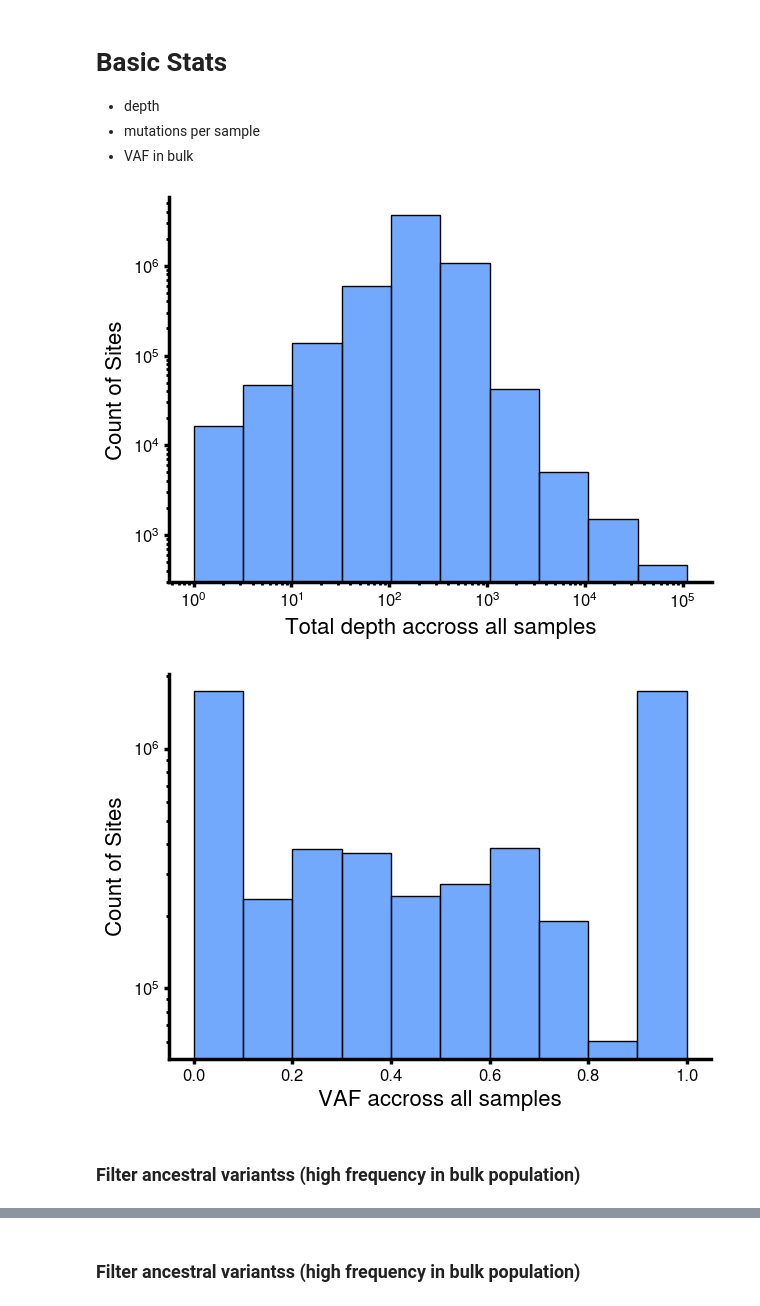
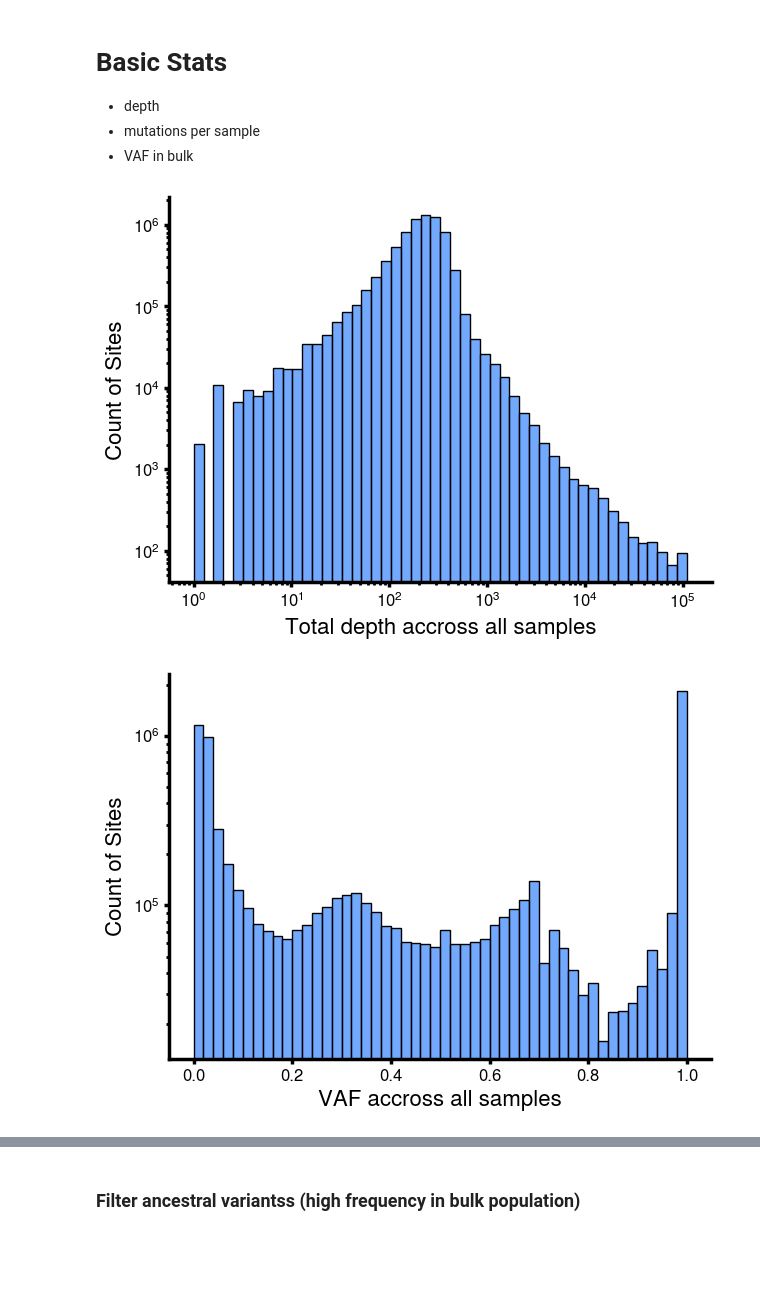
Before and after one commit to SrivatsanLab/SPC_genome, a Jupyter notebook: notebooks/K562_mut_accumulation.ipynb, the cells around one changed output, grey strips where cells are left out. Saved outputs shown, nothing was run; the diff lists cells and outputs as text; code cells hidden in the pictures; blank space fills up the shorter version.

```diff
--- a/notebooks/K562_mut_accumulation.ipynb
+++ b/notebooks/K562_mut_accumulation.ipynb
@@ -398,19 +398,19 @@ adata.var['tot_depth_bulk'] = np.ravel(adata.layers['DP'].sum(axis=0))
 f, ax = plt.subplots(figsize=(7, 5))
 sns.despine(f)
 sns.histplot(adata.var, x='tot_depth_bulk',
-             alpha=0.75,
+             # alpha=0.75,
              color = colors[2],
              linewidth=1,
              ax=ax,
              log_scale=True,
-             bins=10
+             bins=50
             )
 ax.set_yscale('log')
 plt.xlabel("Total depth accross all samples", fontsize=16)
 plt.ylabel("Count of Sites", fontsize=16)
 f.savefig('../results/K562_mut_accumulation/depth_hist.png')
 # %% [output]
-[figure, old version]
+[figure, new version]
 # %%
 spc.tl.compute_bulk_vaf(adata,
                         target_dp=100
@@ -418,20 +418,18 @@ spc.tl.compute_bulk_vaf(adata,
 # %%
 
 f, ax = plt.subplots(figsize=(7, 5))
 sns.despine(f)
 sns.histplot(adata.var, x='bulk_vaf',
-             alpha=0.75,
+             # alpha=0.75,
              color = colors[2],
              linewidth=1,
              ax=ax,
              # log_scale=True,
-             bins=10
+             bins=50
             )
 ax.set_yscale('log')
 plt.xlabel("VAF accross all samples", fontsize=16)
 plt.ylabel("Count of Sites", fontsize=16)
 f.savefig('../results/K562_mut_accumulation/bulked_vaf.png')
 # %% [output]
-[figure, old version]
+[figure, new version]
-# %% [markdown]
-### Filter ancestral variantss (high frequency in bulk population)
```
Also changed, not shown: parts of 33 cells of this notebook, 1 other file.
